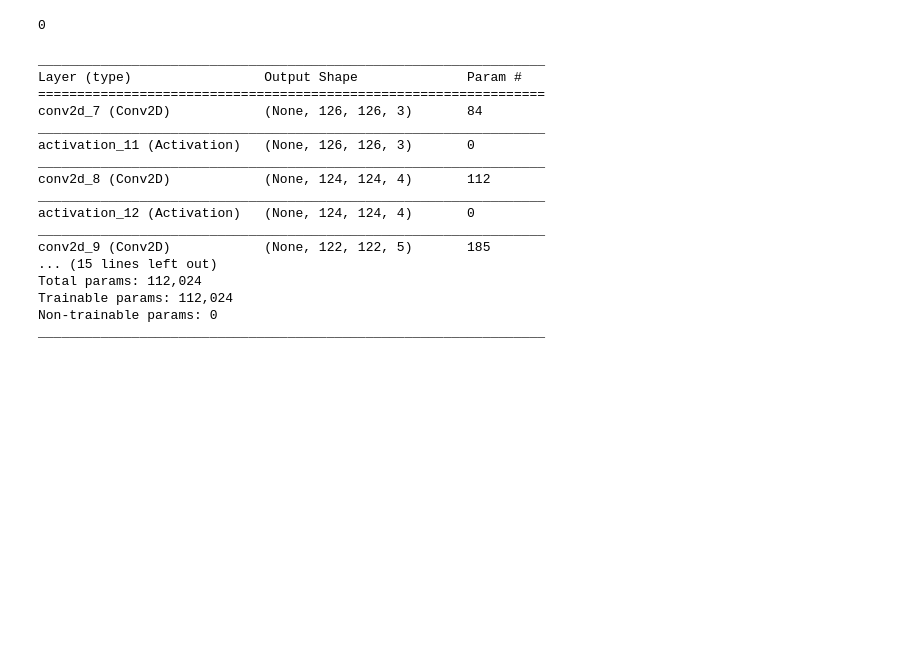
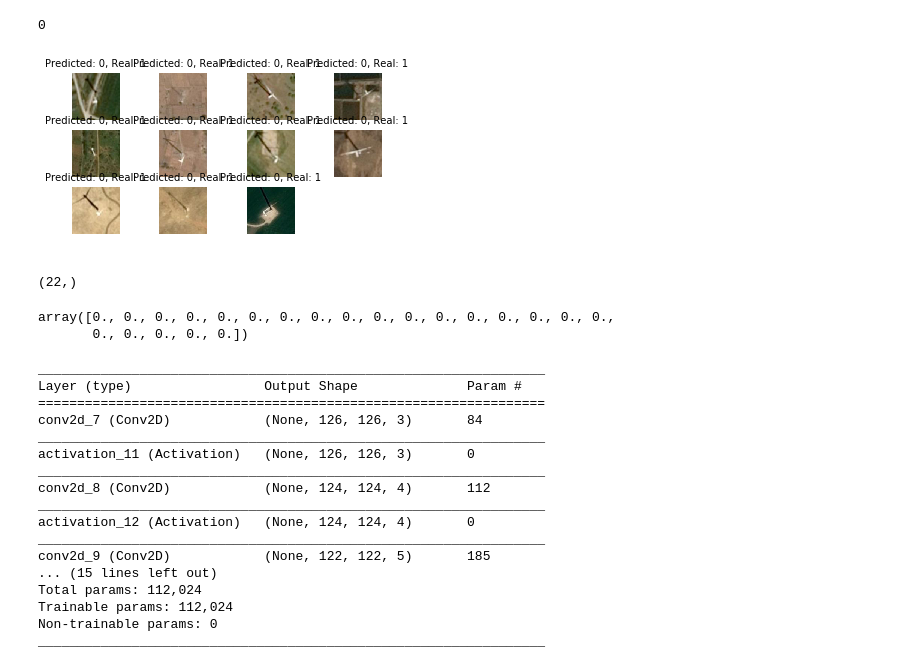
Before and after one commit to ppmdatix/ChallengeIA, a Jupyter notebook: essais.ipynb, the cells around one changed output. Saved outputs shown, nothing was run; the diff lists cells and outputs as text; code cells hidden in the pictures; blank space fills up the shorter version.

```diff
--- a/essais.ipynb
+++ b/essais.ipynb
@@ -175,6 +186,42 @@ XTRAIN, train_labels = unison_shuffled_copies(XTRAIN,train_label1)
 system('say Data mélangée!')
 # %% [output]
 0
+# %%
+def visualize_incorrect_labels(x_data, y_real, y_predicted):
+    # INPUTS
+    # x_data      - images
+    # y_data      - ground truth labels
+    # y_predicted - predicted label
+    count = 0
+    figure = plt.figure()
+    incorrect_label_indices = (y_real != y_predicted)
+    y_real = y_real[incorrect_label_indices]
+    y_predicted = y_predicted[incorrect_label_indices]
+    x_data = x_data[incorrect_label_indices, :, :, :]
+
+    maximum_square = np.ceil(np.sqrt(x_data.shape[0]))
+
+    for i in range(x_data.shape[0]):
+        count += 1
+        figure.add_subplot(maximum_square, maximum_square, count)
+        plt.imshow(x_data[i, :, :, :])
+        plt.axis('off')
+        plt.title("Predicted: " + str(int(y_predicted[i])) + ", Real: " + str(int(y_real[i])), fontsize=10)
+
+    plt.show()
+
+#visualize_incorrect_labels(XTRAIN, train_labels, np.zeros(train_labels.shape[0]))
+# %% [output]
+[figure, added]
+# %%
+train_labels.shape
+# %% [output]
+(22,)
+# %%
+np.zeros(train_labels.shape[0])
+# %% [output]
+array([0., 0., 0., 0., 0., 0., 0., 0., 0., 0., 0., 0., 0., 0., 0., 0., 0.,
+       0., 0., 0., 0., 0.])
 # %%
 EPOCHS = 150
 BATCH_SIZE = 200
```
Also changed, not shown: parts of 5 cells of this notebook, 8 other files.
